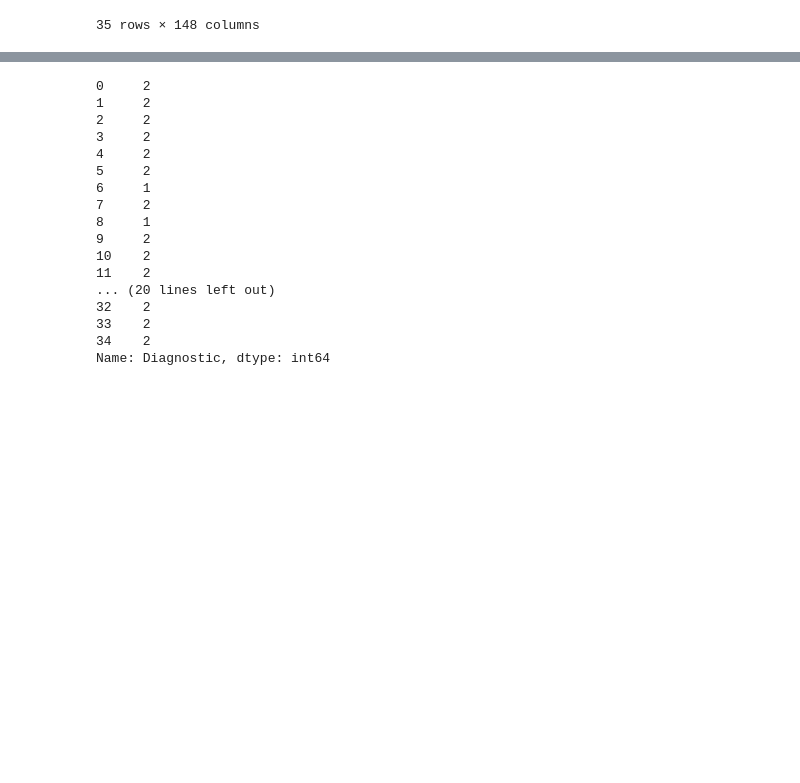
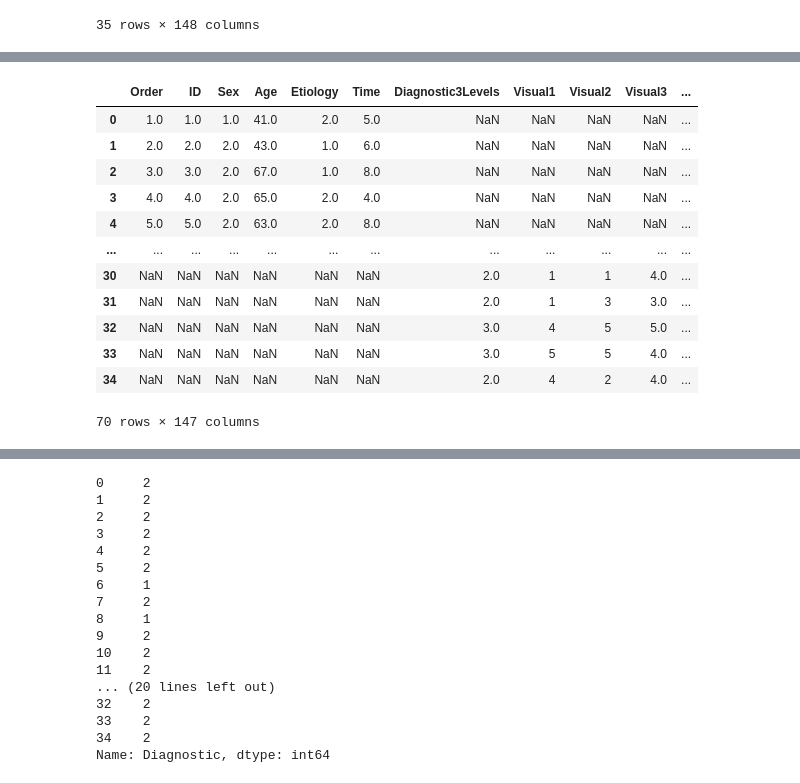
Before and after one commit to ManJ-PC/ML-DoC, a Jupyter notebook: Machine_learning_and_Data_analysis_about_Disentangling_Disorders_of_Consciousness.ipynb, the cells around one changed output, grey strips where cells are left out. Cells and saved outputs as stored; diff of their text form; code cells hidden in the pictures; blank space fills up the shorter version.

```diff
--- a/Machine_learning_and_Data_analysis_about_Disentangling_Disorders_of_Consciousness.ipynb
+++ b/Machine_learning_and_Data_analysis_about_Disentangling_Disorders_of_Consciousness.ipynb
@@ -174,0 +196,2 @@ docDF
+# %%
+data =  pd.concat([docDF.iloc[:,:6],docDF.iloc[:,7:]]) #gives NaN , why? I don't know... making joining bad not detect connections
@@ -174,0 +202,16 @@ docDF
+# %%
+data
+# %% [output]
+|  | Order | ID | Sex | Age | Etiology | Time | Diagnostic3Levels | Visual1 | Visual2 | Visual3 | ... |
+| 0 | 1.0 | 1.0 | 1.0 | 41.0 | 2.0 | 5.0 | NaN | NaN | NaN | NaN | ... |
+| 1 | 2.0 | 2.0 | 2.0 | 43.0 | 1.0 | 6.0 | NaN | NaN | NaN | NaN | ... |
+| 2 | 3.0 | 3.0 | 2.0 | 67.0 | 1.0 | 8.0 | NaN | NaN | NaN | NaN | ... |
+| 3 | 4.0 | 4.0 | 2.0 | 65.0 | 2.0 | 4.0 | NaN | NaN | NaN | NaN | ... |
+| 4 | 5.0 | 5.0 | 2.0 | 63.0 | 2.0 | 8.0 | NaN | NaN | NaN | NaN | ... |
+| ... | ... | ... | ... | ... | ... | ... | ... | ... | ... | ... | ... |
+| 30 | NaN | NaN | NaN | NaN | NaN | NaN | 2.0 | 1 | 1 | 4.0 | ... |
+| 31 | NaN | NaN | NaN | NaN | NaN | NaN | 2.0 | 1 | 3 | 3.0 | ... |
+| 32 | NaN | NaN | NaN | NaN | NaN | NaN | 3.0 | 4 | 5 | 5.0 | ... |
+| 33 | NaN | NaN | NaN | NaN | NaN | NaN | 3.0 | 5 | 5 | 4.0 | ... |
+| 34 | NaN | NaN | NaN | NaN | NaN | NaN | 2.0 | 4 | 2 | 4.0 | ... |
+70 rows × 147 columns
```
Also changed, not shown: parts of 13 cells of this notebook.
